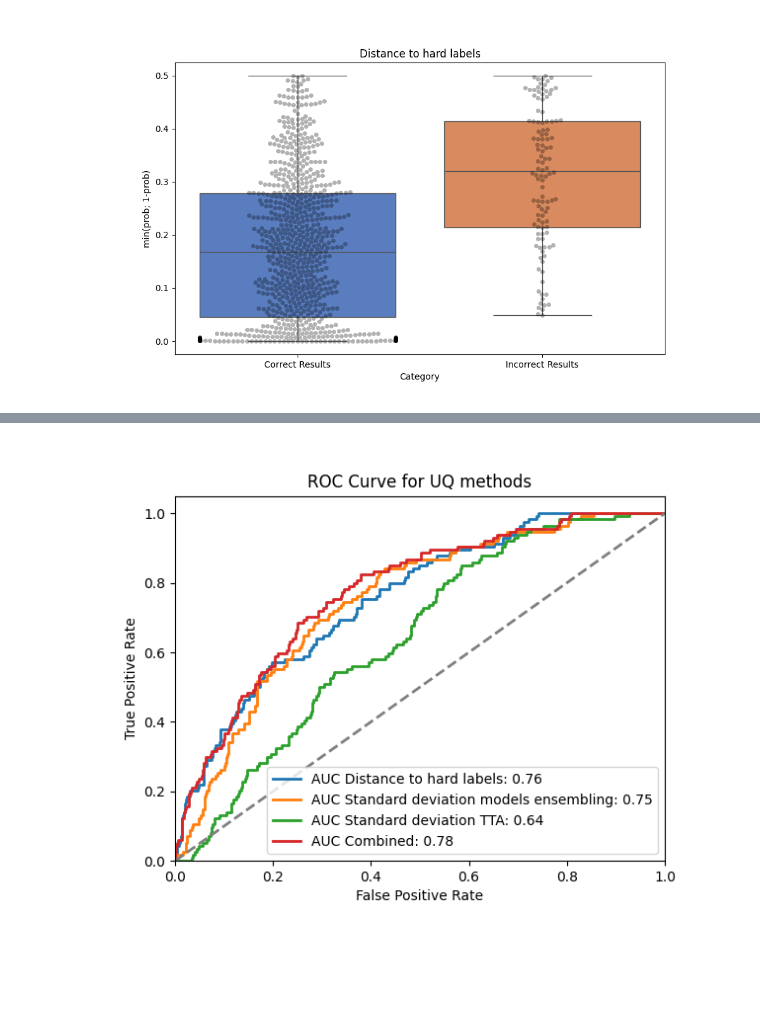
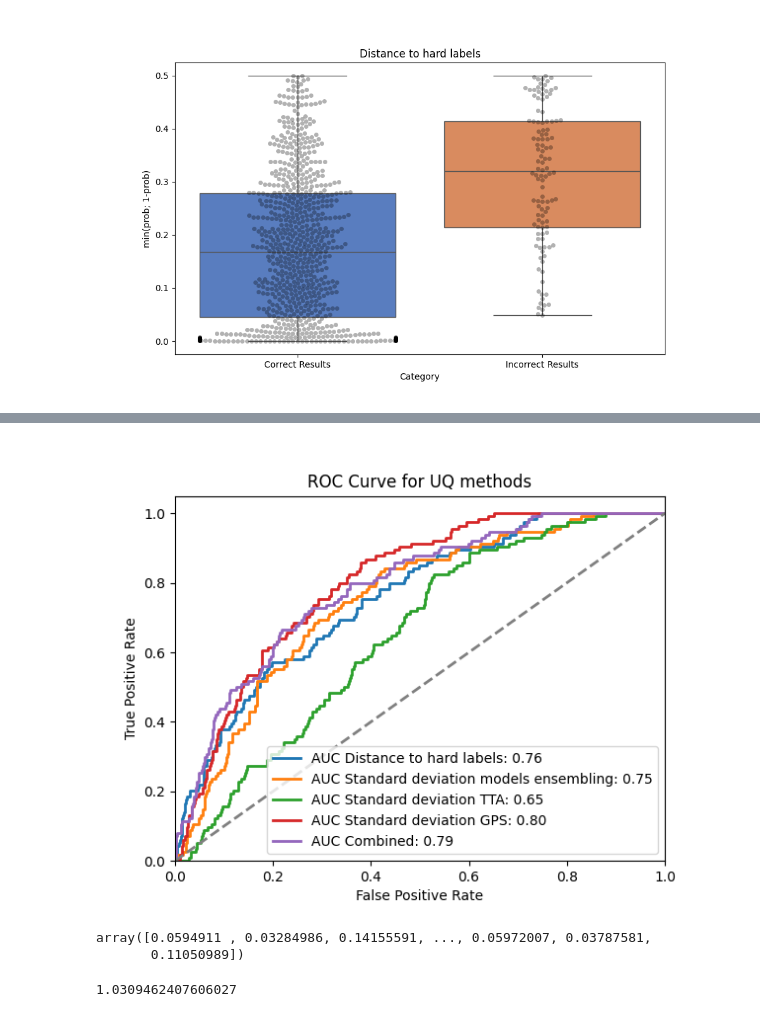
Before and after one commit to pstnmz/UQ_toolbox, a Jupyter notebook: CNN_shape_prediction_inferences.ipynb, the cells around one changed output, grey strips where cells are left out. Saved outputs shown, nothing was run; the diff lists cells and outputs as text; code cells hidden in the pictures; blank space fills up the shorter version.

Commit message:
TTA working with GPS transforms as input

```diff
--- a/CNN_shape_prediction_inferences.ipynb
+++ b/CNN_shape_prediction_inferences.ipynb
@@ -462,3 +466,3 @@ bad_idx = [k for k in range(len(all_results)) if all_results[k]['true_label'] !=
 # %%
-best_aug = uq.perform_greedy_policy_search('savedpolicies', good_idx, bad_idx, num_workers=20)
+best_aug = uq.perform_greedy_policy_search('savedpolicies', good_idx, bad_idx, num_workers=20, max_iterations=20)
 # %% [output]
@@ -481,0 +487,4 @@ Parallel greedy search complete. Best metric: 0.6360640923917834
+# %%
+n, m, transformations = uq.extract_gps_augmentations_info(best_aug)
+# %%
+stds_GPS, global_preds_GPS = uq.TTA(transformations, models, eval_all_data_gps, device, usingBetterRandAugment=True, n=n, m=m, bw=True, mean=mean, std=std)
@@ -581,5 +634,5 @@ Passing `palette` without assigning `hue` is deprecated and will be removed in v
 # %%
-mean_values = uq.standardize_and_mean_ensembling(np.column_stack((stds_tta, stds, distances)))
+mean_values = uq.standardize_and_mean_ensembling(np.column_stack((stds_GPS, stds, distances)))
 # %%
 uq.UQ_method_plot([mean_values[k] for k in good_idx], [mean_values[j] for j in bad_idx], 'Combined metric', 'Combined UQ methods')
 # %% [output]
@@ -590,9 +643,10 @@ Passing `palette` without assigning `hue` is deprecated and will be removed in v
 # %%
 fpr_distance_to_gstd, tpr_distance_to_gstd, auc_distance_to_gstd = uq.roc_curve_UQ_method_computation([distances[k] for k in good_idx], [distances[j] for j in bad_idx])
 fpr_std, tpr_std, auc_std = uq.roc_curve_UQ_method_computation([stds[k] for k in good_idx], [stds[j] for j in bad_idx])
 fpr_std_tta, tpr_std_tta, auc_std_tta = uq.roc_curve_UQ_method_computation([stds_tta[k] for k in good_idx], [stds_tta[j] for j in bad_idx])
+fpr_std_gps, tpr_std_gps, auc_std_gps = uq.roc_curve_UQ_method_computation([stds_GPS[k] for k in good_idx], [stds_GPS[j] for j in bad_idx])
 fpr_combined, tpr_combined, auc_combined = uq.roc_curve_UQ_method_computation([mean_values[k] for k in good_idx], [mean_values[j] for j in bad_idx])
 
-uq.roc_curve_UQ_methods_plot(['Distance to hard labels', 'Standard deviation models ensembling', 'Standard deviation TTA', 'Combined'], [fpr_distance_to_gstd, fpr_std, fpr_std_tta, fpr_combined], [tpr_distance_to_gstd, tpr_std, tpr_std_tta, tpr_combined], [auc_distance_to_gstd, auc_std, auc_std_tta, auc_combined])
+uq.roc_curve_UQ_methods_plot(['Distance to hard labels', 'Standard deviation models ensembling', 'Standard deviation TTA', 'Standard deviation GPS', 'Combined'], [fpr_distance_to_gstd, fpr_std, fpr_std_tta, fpr_std_gps, fpr_combined], [tpr_distance_to_gstd, tpr_std, tpr_std_tta, tpr_std_gps, tpr_combined], [auc_distance_to_gstd, auc_std, auc_std_tta, auc_std_gps, auc_combined])
 # %% [output]
-[figure, old version]
+[figure, new version]
@@ -598,0 +663,5 @@ uq.roc_curve_UQ_methods_plot(['Distance to hard labels', 'Standard deviation mod
+# %%
+combined
+# %% [output]
+array([0.0594911 , 0.03284986, 0.14155591, ..., 0.05972007, 0.03787581,
+       0.11050989])
@@ -598,0 +698,4 @@ uq.roc_curve_UQ_methods_plot(['Distance to hard labels', 'Standard deviation mod
+# %%
+standardized_distributions[:, 1].max()
+# %% [output]
+1.0309462407606027
```
Also changed, not shown: parts of 23 cells of this notebook, 1 other file.
